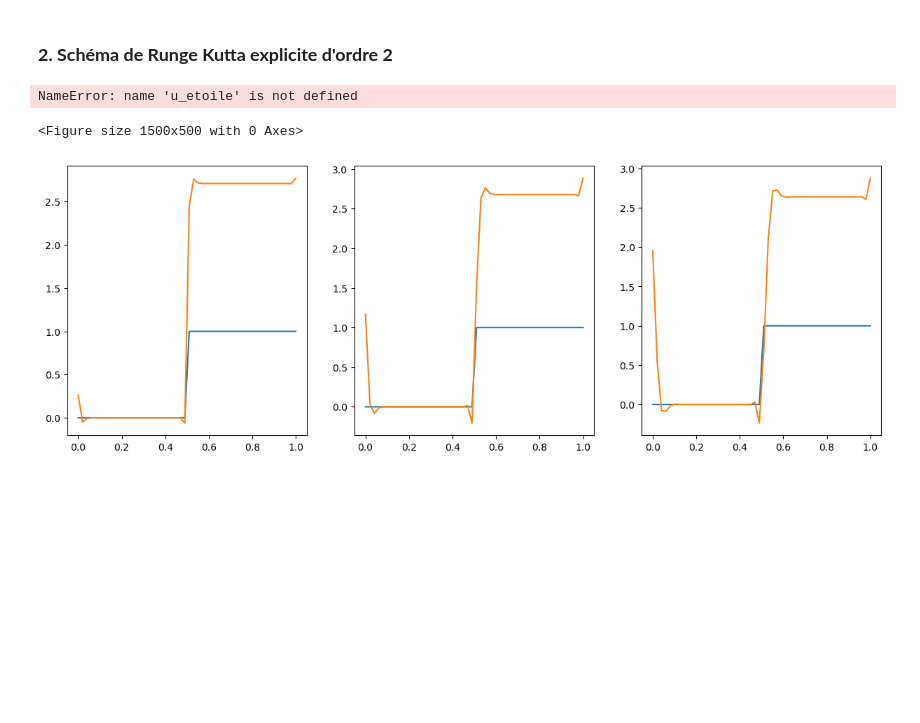
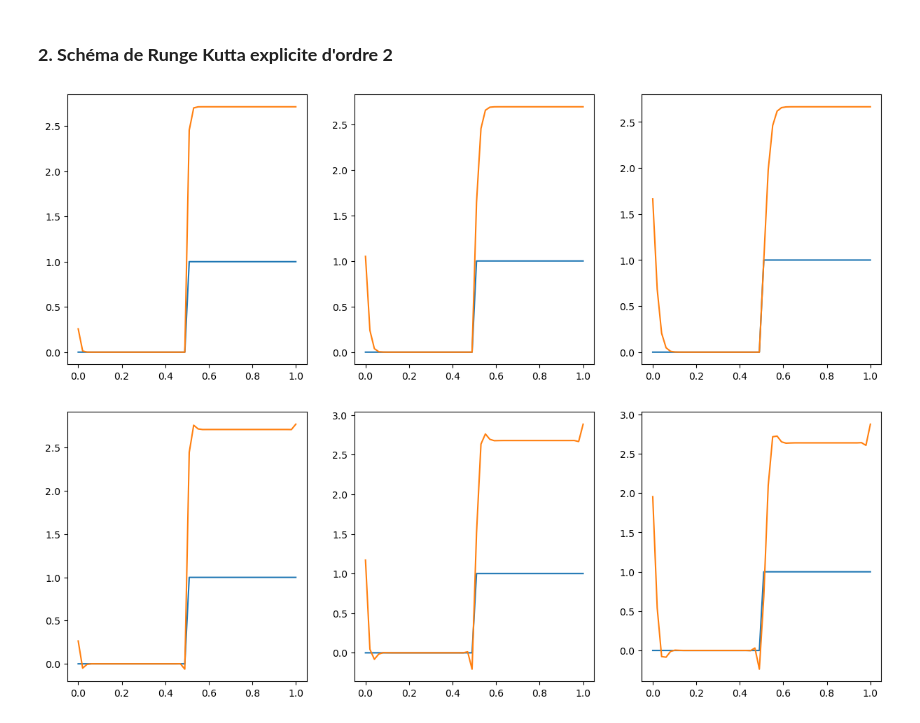
Before and after one commit to MaxMosh/n7-SN, a Jupyter notebook: 2A ModIA/S7 (INSA)/Modélisation et Calcul Scientifique/EDP/TPs/TP2/TP2.ipynb, the cells around one changed output. Cells and saved outputs as stored; diff of their text form; code cells hidden in the pictures; blank space fills up the shorter version.

```diff
--- a/2A ModIA/S7 (INSA)/Modélisation et Calcul Scientifique/EDP/TPs/TP2/TP2.ipynb
+++ b/2A ModIA/S7 (INSA)/Modélisation et Calcul Scientifique/EDP/TPs/TP2/TP2.ipynb
@@ -10,7 +10,7 @@ import numpy as np
 # %%
-def FOUEE_u_i_nplus1(rien, u_i_n, u_imoinsun_n, C) :
+def FOUEE_u_i_nplus1(rien, u_i_n, u_imoinsun_n, rien2, C) :
     return u_i_n - C*(u_i_n - u_imoinsun_n)
 
-def UPO2VF_EE_u_i_nplus1(u_iplusun_n,u_i_n,u_imoinsun_n,u_imoinsdeux_n,C):
+def UPO2VF_EE_u_i_nplus1(u_iplusun_n, u_i_n, u_imoinsun_n, u_imoinsdeux_n, C):
     return u_i_n - (C/4)*(u_iplusun_n + 3*u_i_n - 5*u_imoinsun_n + u_imoinsdeux_n)
 # %% [markdown]
@@ -38,4 +38,4 @@ abscisse = np.linspace(0,L,m)
 def CI(x,x0):
     return x > x0
 
-u0 = np.vectorize(CI2)(abscisse,x0)
+u0 = np.vectorize(CI)(abscisse,x0)
@@ -47,7 +49,7 @@ for k in range(len(p_liste)) :
     grille_temps_espace_FOUEE[:,0] = u0
     for n in range(1,p_liste[k]) :
         for i in range(m) :
-            grille_temps_espace_FOUEE[i,n] = FOUEE_u_i_nplus1(None, grille_temps_espace_FOUEE[i,n - 1], grille_temps_espace_FOUEE[i - 1,n - 1], C_liste[k])
+            grille_temps_espace_FOUEE[i,n] = FOUEE_u_i_nplus1(None, grille_temps_espace_FOUEE[i,n - 1], grille_temps_espace_FOUEE[i - 1,n - 1], None, C_liste[k])
 
     plt.subplot(1,3,k + 1)
 
@@ -76,48 +80,60 @@ for k in range(len(p_liste)) :
 # %% [markdown]
 ### __2. Schéma de Runge Kutta explicite d'ordre 2__
 # %%
-def RKexpl2_deltaU_etoile(u_n, C):
+def RKexpl2_deltaU_etoile(u_n, C, schema):
     deltaU_etoile_n = np.zeros(len(u_n))
     for i in range(len(u_n)) :
-        deltaU_etoile_n[i] = u_n[i] - (C/4)*(u_n[(i+1)%len(u_n)] + 3*u_n[i] - 5*u_n[i - 1] + u_n[i - 2])
+        #deltaU_etoile_n[i] = u_n[i] - (C/4)*(u_n[(i+1)%len(u_n)] + 3*u_n[i] - 5*u_n[i - 1] + u_n[i - 2])
+        deltaU_etoile_n[i] = schema(u_n[(i+1)%len(u_n)], u_n[i], u_n[i - 1], u_n[i - 2], C)
     return np.array(deltaU_etoile_n)
 
 # -> Fonctionnement verifié
 
-def RKexpl2_U_etoile(u_n, dt, C):
+def RKexpl2_U_etoile(u_n, dt, C, schema):
     #return u_n + dt*deltaU_etoile
-    return u_n + dt*RKexpl2_deltaU_etoile(u_n, C)
+    return np.array(u_n) + dt*RKexpl2_deltaU_etoile(u_n, C, schema)
 
-def RKexpl2_deltaU(u_n, dt, C):
-    #deltaU_n = np.zeros((1,p_liste[k]))
+def RKexpl2_deltaU(u_n, dt, C, schema):
+    deltaU_n = np.zeros(len(u_n))
     #for i in range(len(u_n)) :
         #deltaU_n[1,i] = UPO2VF_EE_u_i_nplus1(u_etoile[(i+1)%(len(u_n))], u_etoile[i], u_etoile[i-1], u_etoile[i-2]) + (1/2)*deltaU_etoile[1,i]
-    deltaU_n = (1/2)*RKexpl2_deltaU_etoile(RKexpl2_U_etoile(u_n, dt, C), C) + (1/2)*RKexpl2_deltaU_etoile(u_n, C)
+
+
+    #deltaU_n = (1/2)*RKexpl2_deltaU_etoile(RKexpl2_U_etoile(u_n, dt, C), C) + (1/2)*RKexpl2_deltaU_etoile(u_n, C)
+
+
     #deltaU_n[1,i] = FOUEE_u_i_nplus1(u_etoile[(i+1)%(len(u_n))], u_etoile[i], u_etoile[i-1], u_etoile[i-2]) + (1/2)*deltaU_etoile[1,i]
-    return deltaU_n
 
-def RKexpl2_U_nplusun(u_n, dt, C):
-    return u_n + dt*RKexpl2_deltaU(u_n, dt, C)
+    U_etoile = RKexpl2_U_etoile(u_n, dt, C, schema)
 
+    for i in range(len(u_n)) :
+        deltaU_n[i] = (1/2)*schema(U_etoile[(i+1)%len(U_etoile)], U_etoile[i], U_etoile[i - 1], U_etoile[i - 2], C) + (1/2)*schema(u_n[(i+1)%len(u_n)], u_n[i], u_n[i - 1], u_n[i - 2], C)
+    return np.array(deltaU_n)
+    #return deltaU_n
+
+
+def RKexpl2_U_nplusun(u_n, dt, C, schema):
+    return u_n + dt*RKexpl2_deltaU(u_n, dt, C, schema)
 
 
 plt.figure(figsize=(15, 5))
 
 for k in range(len(p_liste)) :
     grille_temps_espace_RKexpl2 = np.zeros((m,p_liste[k]))
-    grille_temps_espace_RKexpl2[:,0] = np.array(u02)
+    grille_temps_espace_RKexpl2[:,0] = np.array(u0)
     for n in range(1,p_liste[k]) :
         #for i in range(m) :
-        grille_temps_espace_RKexpl2[:,n] = RKexpl2_U_nplusun(grille_temps_espace_RKexpl2[:,n-1], deltaT_liste[k], C_liste[k])
+
+        # CHOISIR LE SCHEMA EN REMPLACANT LE DERNIER ARGUMENT CI-DESSOUS
+        grille_temps_espace_RKexpl2[:,n] = RKexpl2_U_nplusun(grille_temps_espace_RKexpl2[:,n-1], deltaT_liste[k], C_liste[k], FOUEE_u_i_nplus1)
 
     plt.subplot(1,3,k + 1)
 
     plt.plot(abscisse, grille_temps_espace_RKexpl2[:,0])
 
     plt.plot(abscisse, grille_temps_espace_RKexpl2[:,-1])
 # %% [output]
-NameError: name 'u_etoile' is not defined
-<Figure size 1500x500 with 0 Axes>
+[figure, added]
 # %%
 plt.figure(figsize=(15, 5))
 
```
Also changed, not shown: parts of 7 cells of this notebook.
